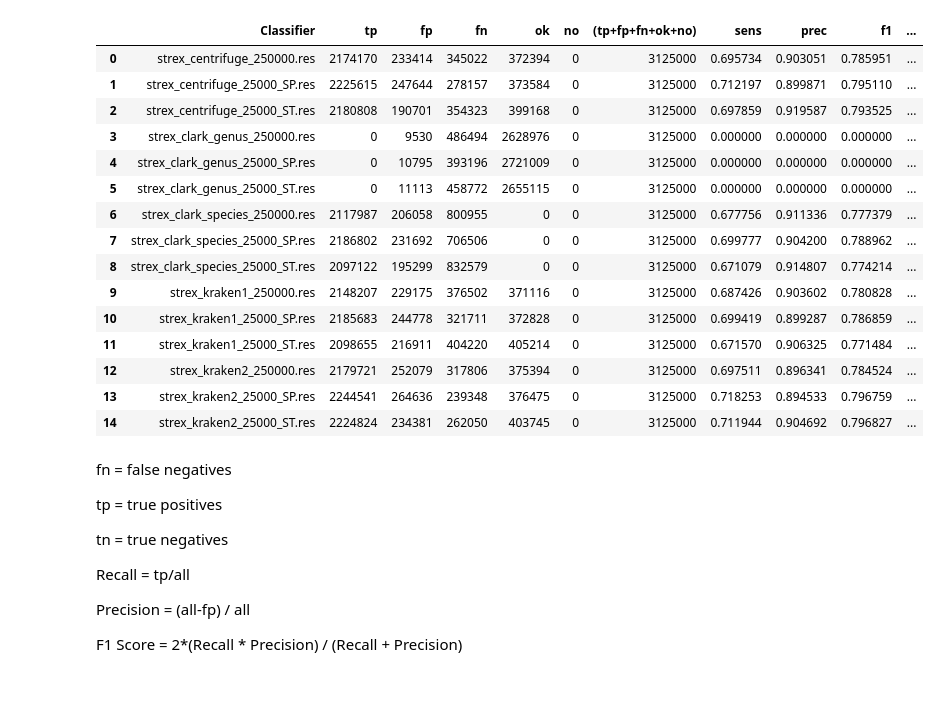
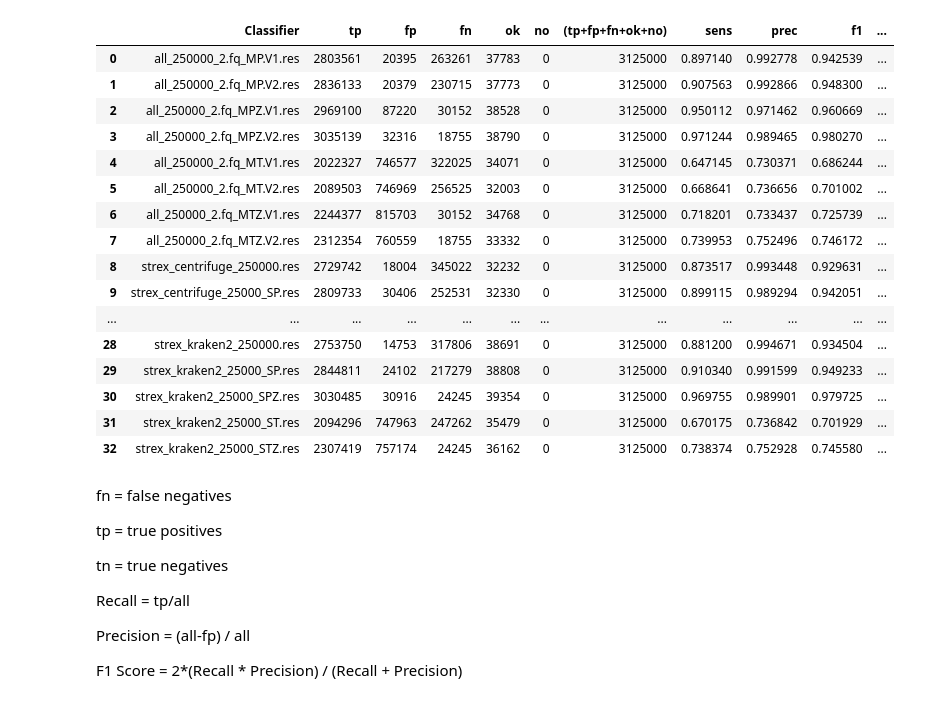
Before and after one commit to leonardoagg/Bioinformatics-Project, a Jupyter notebook: Analysis/ResultsEvaluationAnalysis.ipynb, the cells around one changed output. Drawn from its saved outputs; the diff is of its cells as text; code cells hidden in the pictures.

```diff
--- a/Analysis/ResultsEvaluationAnalysis.ipynb
+++ b/Analysis/ResultsEvaluationAnalysis.ipynb
@@ -3,30 +3,31 @@ import pandas as pd
 import matplotlib.pyplot as plt
 import numpy as np
 # %%
-filename1 = 'results_evaluation_species_25_score.csv'
+filename1 = 'results_evaluation_genus_40_paired.csv'
 filename2 = 'results_evaluation_species_25.csv'
 
 df = pd.read_csv('../ResultsEvaluation/'+filename1, sep='\t')
 df2 = pd.read_csv('../ResultsEvaluation/'+filename2, sep='\t')
 
 df
 # %% [output]
 |  | Classifier | tp | fp | fn | ok | no | (tp+fp+fn+ok+no) | sens | prec | f1 | ... |
-| 0 | strex_centrifuge_250000.res | 2174170 | 233414 | 345022 | 372394 | 0 | 3125000 | 0.695734 | 0.903051 | 0.785951 | ... |
-| 1 | strex_centrifuge_25000_SP.res | 2225615 | 247644 | 278157 | 373584 | 0 | 3125000 | 0.712197 | 0.899871 | 0.795110 | ... |
-| 2 | strex_centrifuge_25000_ST.res | 2180808 | 190701 | 354323 | 399168 | 0 | 3125000 | 0.697859 | 0.919587 | 0.793525 | ... |
-| 3 | strex_clark_genus_250000.res | 0 | 9530 | 486494 | 2628976 | 0 | 3125000 | 0.000000 | 0.000000 | 0.000000 | ... |
-| 4 | strex_clark_genus_25000_SP.res | 0 | 10795 | 393196 | 2721009 | 0 | 3125000 | 0.000000 | 0.000000 | 0.000000 | ... |
-| 5 | strex_clark_genus_25000_ST.res | 0 | 11113 | 458772 | 2655115 | 0 | 3125000 | 0.000000 | 0.000000 | 0.000000 | ... |
-| 6 | strex_clark_species_250000.res | 2117987 | 206058 | 800955 | 0 | 0 | 3125000 | 0.677756 | 0.911336 | 0.777379 | ... |
-| 7 | strex_clark_species_25000_SP.res | 2186802 | 231692 | 706506 | 0 | 0 | 3125000 | 0.699777 | 0.904200 | 0.788962 | ... |
-| 8 | strex_clark_species_25000_ST.res | 2097122 | 195299 | 832579 | 0 | 0 | 3125000 | 0.671079 | 0.914807 | 0.774214 | ... |
-| 9 | strex_kraken1_250000.res | 2148207 | 229175 | 376502 | 371116 | 0 | 3125000 | 0.687426 | 0.903602 | 0.780828 | ... |
-| 10 | strex_kraken1_25000_SP.res | 2185683 | 244778 | 321711 | 372828 | 0 | 3125000 | 0.699419 | 0.899287 | 0.786859 | ... |
-| 11 | strex_kraken1_25000_ST.res | 2098655 | 216911 | 404220 | 405214 | 0 | 3125000 | 0.671570 | 0.906325 | 0.771484 | ... |
-| 12 | strex_kraken2_250000.res | 2179721 | 252079 | 317806 | 375394 | 0 | 3125000 | 0.697511 | 0.896341 | 0.784524 | ... |
-| 13 | strex_kraken2_25000_SP.res | 2244541 | 264636 | 239348 | 376475 | 0 | 3125000 | 0.718253 | 0.894533 | 0.796759 | ... |
-| 14 | strex_kraken2_25000_ST.res | 2224824 | 234381 | 262050 | 403745 | 0 | 3125000 | 0.711944 | 0.904692 | 0.796827 | ... |
+| 0 | all_250000_2.fq_MP.V1.res | 2803561 | 20395 | 263261 | 37783 | 0 | 3125000 | 0.897140 | 0.992778 | 0.942539 | ... |
+| 1 | all_250000_2.fq_MP.V2.res | 2836133 | 20379 | 230715 | 37773 | 0 | 3125000 | 0.907563 | 0.992866 | 0.948300 | ... |
+| 2 | all_250000_2.fq_MPZ.V1.res | 2969100 | 87220 | 30152 | 38528 | 0 | 3125000 | 0.950112 | 0.971462 | 0.960669 | ... |
+| 3 | all_250000_2.fq_MPZ.V2.res | 3035139 | 32316 | 18755 | 38790 | 0 | 3125000 | 0.971244 | 0.989465 | 0.980270 | ... |
+| 4 | all_250000_2.fq_MT.V1.res | 2022327 | 746577 | 322025 | 34071 | 0 | 3125000 | 0.647145 | 0.730371 | 0.686244 | ... |
+| 5 | all_250000_2.fq_MT.V2.res | 2089503 | 746969 | 256525 | 32003 | 0 | 3125000 | 0.668641 | 0.736656 | 0.701002 | ... |
+| 6 | all_250000_2.fq_MTZ.V1.res | 2244377 | 815703 | 30152 | 34768 | 0 | 3125000 | 0.718201 | 0.733437 | 0.725739 | ... |
+| 7 | all_250000_2.fq_MTZ.V2.res | 2312354 | 760559 | 18755 | 33332 | 0 | 3125000 | 0.739953 | 0.752496 | 0.746172 | ... |
+| 8 | strex_centrifuge_250000.res | 2729742 | 18004 | 345022 | 32232 | 0 | 3125000 | 0.873517 | 0.993448 | 0.929631 | ... |
+| 9 | strex_centrifuge_25000_SP.res | 2809733 | 30406 | 252531 | 32330 | 0 | 3125000 | 0.899115 | 0.989294 | 0.942051 | ... |
+| ... | ... | ... | ... | ... | ... | ... | ... | ... | ... | ... | ... |
+| 28 | strex_kraken2_250000.res | 2753750 | 14753 | 317806 | 38691 | 0 | 3125000 | 0.881200 | 0.994671 | 0.934504 | ... |
+| 29 | strex_kraken2_25000_SP.res | 2844811 | 24102 | 217279 | 38808 | 0 | 3125000 | 0.910340 | 0.991599 | 0.949233 | ... |
+| 30 | strex_kraken2_25000_SPZ.res | 3030485 | 30916 | 24245 | 39354 | 0 | 3125000 | 0.969755 | 0.989901 | 0.979725 | ... |
+| 31 | strex_kraken2_25000_ST.res | 2094296 | 747963 | 247262 | 35479 | 0 | 3125000 | 0.670175 | 0.736842 | 0.701929 | ... |
+| 32 | strex_kraken2_25000_STZ.res | 2307419 | 757174 | 24245 | 36162 | 0 | 3125000 | 0.738374 | 0.752928 | 0.745580 | ... |
 # %% [markdown]
 fn = false negatives
 
```
Also changed, not shown: parts of 6 cells of this notebook, 7 other files.
